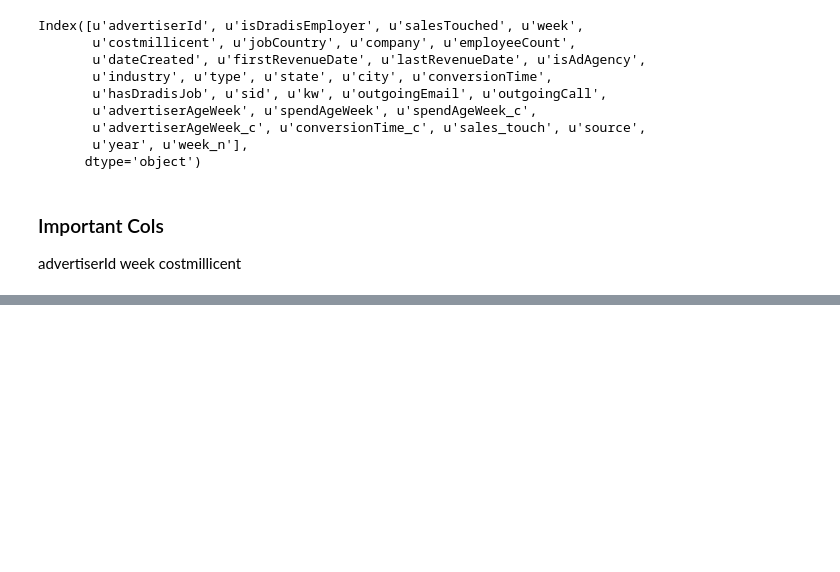
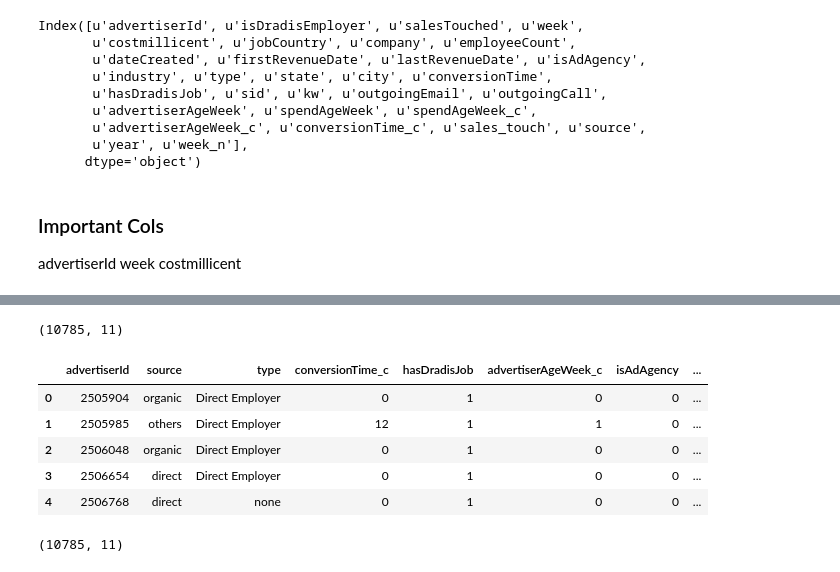
Before and after one commit to gmsardane/employer-ltv, a Jupyter notebook: ltv-calculation.ipynb, the cells around one changed output, grey strips where cells are left out. Drawn from its saved outputs; the diff is of its cells as text; code cells hidden in the pictures; blank space fills up the shorter version.

```diff
--- a/ltv-calculation.ipynb
+++ b/ltv-calculation.ipynb
@@ -162,0 +198,26 @@ plt.xlim(0,)
+# %%
+columns = ['employeeCount', 'isDradisEmployer', 'salesTouched', 'isAdAgency',
+'industry', 'type', 'conversionTime_c', 'hasDradisJob', 'advertiserAgeWeek_c', 'advertiserAgeWeek_c',
+'sales_touch', 'source']
+tmp = []
+for adID in grouped.advertiserId:
+    tmp.append(list(set(complete_data[complete_data.advertiserId == adID]['industry']))[0])
+# %%
+grouped['industry'] = tmp
+
+print np.shape(grouped)
+grouped.head()
+# %% [output]
+(10785, 11)
+|  | advertiserId | source | type | conversionTime_c | hasDradisJob | advertiserAgeWeek_c | isAdAgency | ... |
+| 0 | 2505904 | organic | Direct Employer | 0 | 1 | 0 | 0 | ... |
+| 1 | 2505985 | others | Direct Employer | 12 | 1 | 1 | 0 | ... |
+| 2 | 2506048 | organic | Direct Employer | 0 | 1 | 0 | 0 | ... |
+| 3 | 2506654 | direct | Direct Employer | 0 | 1 | 0 | 0 | ... |
+| 4 | 2506768 | direct | none | 0 | 1 | 0 | 0 | ... |
+# %%
+## Preprocess features with NaNs and Catgoricals
+data_clean = remove_nans(grouped)
+data_clean = preprocess_features(data_clean)
+# %% [output]
+(10785, 11)
```
Also changed, not shown: parts of 18 cells of this notebook.
